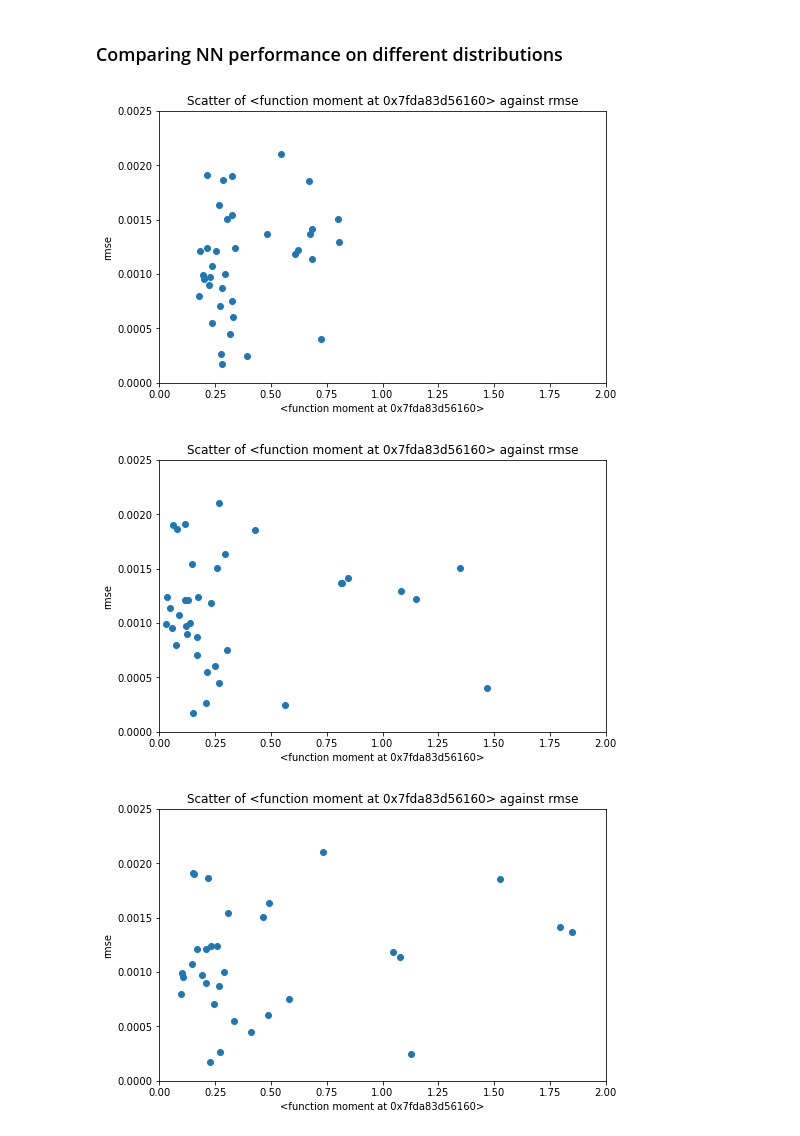
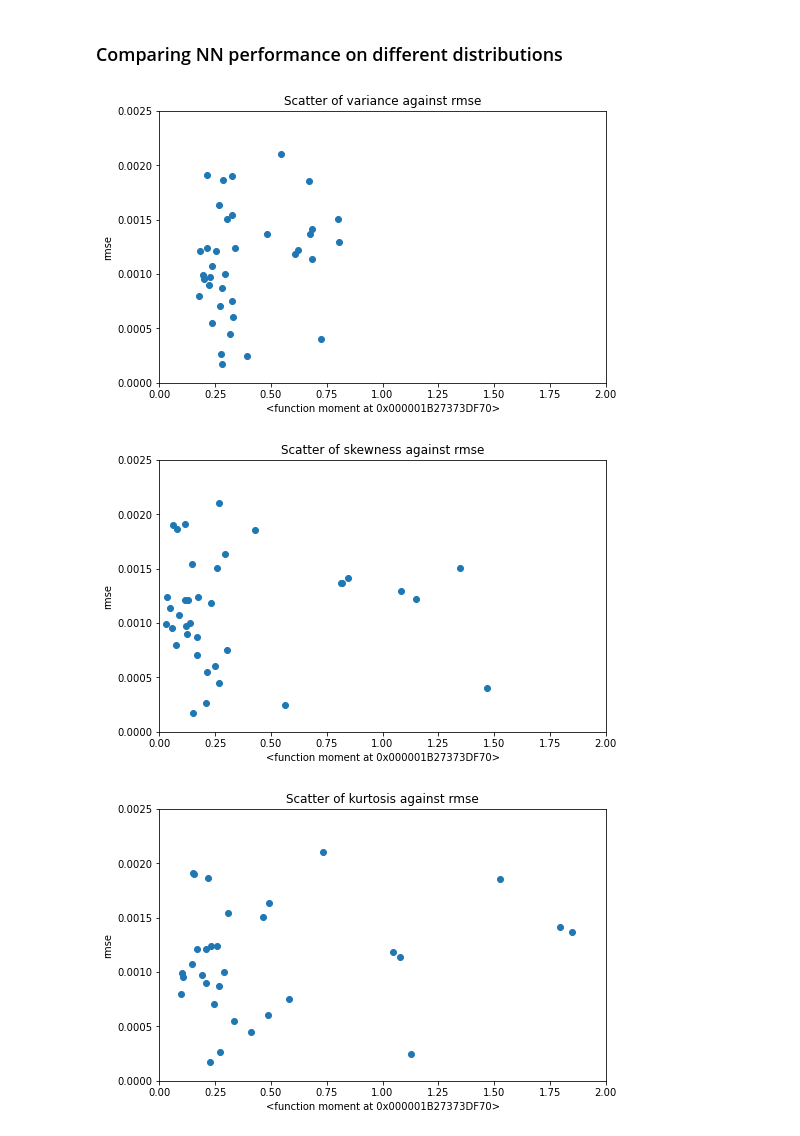
Before and after one commit to corentinwerenne/volatility_prediction, a Jupyter notebook: wip.ipynb, the cells around one changed output. Drawn from its saved outputs; the diff is of its cells as text; code cells hidden in the pictures.

```diff
--- a/wip.ipynb
+++ b/wip.ipynb
@@ -637,16 +710,16 @@ for ticker in trues['variance'].keys():
 # %%
 # Plot these tickers moments against the rmse
 for column in ['variance', 'skewness', 'kurtosis']:
     plt.scatter(x=moments_rmses_df.loc[keepers][column], y=moments_rmses_df.loc[keepers]['rmse'])
     plt.axis((0,2,0,0.0025))
     plt.xlabel(moment)
     plt.ylabel('rmse')
-    plt.title(f'Scatter of {colu} against rmse')
+    plt.title(f'Scatter of {column} against rmse')
     plt.show()
 # %% [output]
-[figure, old version]
+[figure, new version]
-[figure, old version]
+[figure, new version]
-[figure, old version]
+[figure, new version]
 # %%
 
 #plt.axis((x1,x2,25,250))
```
Also changed, not shown: parts of 32 cells of this notebook.
